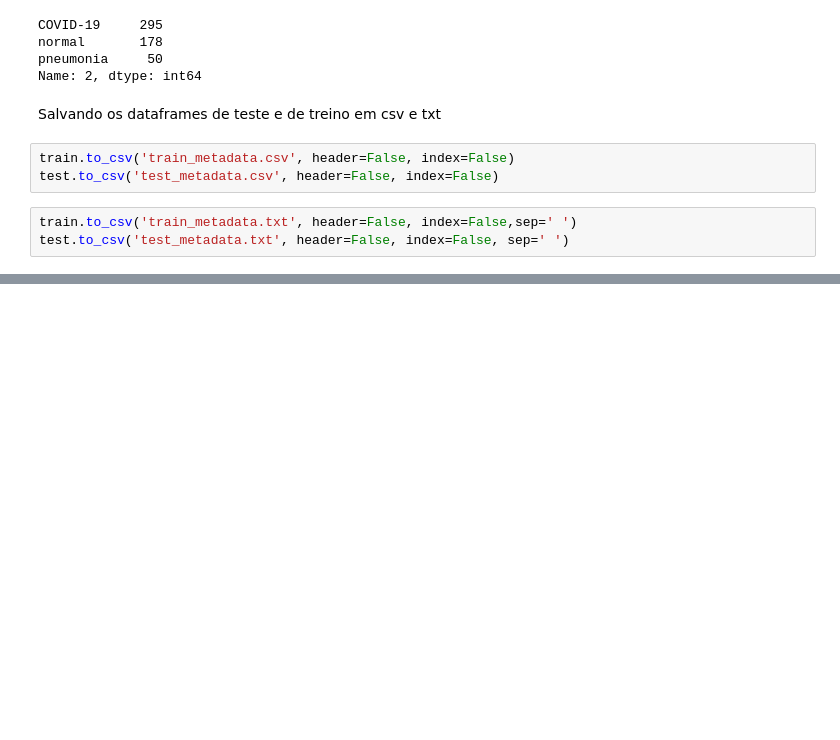
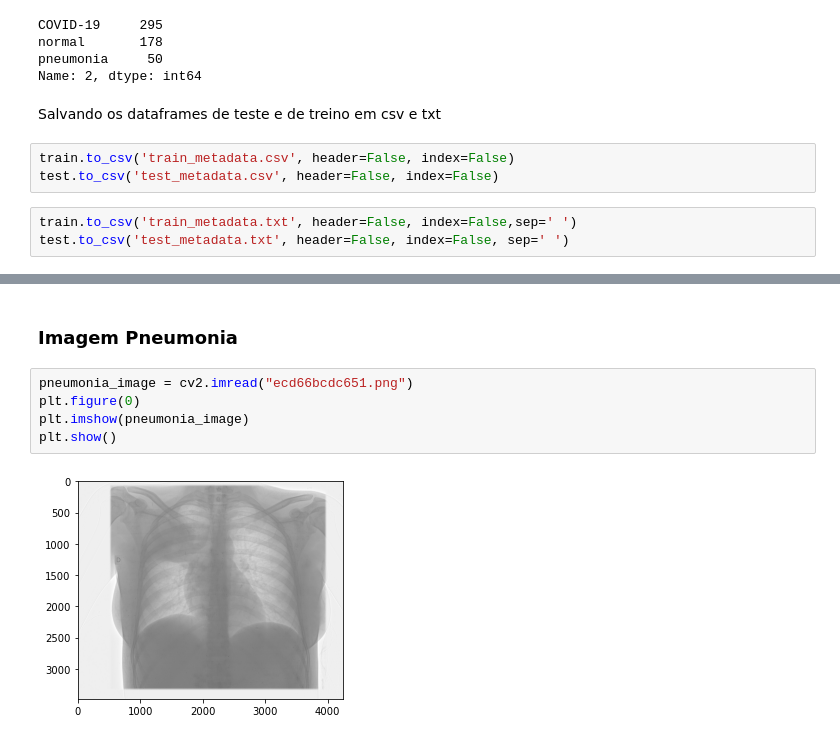
Before and after one commit to tarcisiolf0/covid19_dl_project, a Jupyter notebook: dataset_organization_final_version.ipynb, the cells around one changed output, grey strips where cells are left out. Drawn from its saved outputs; the diff is of its cells as text; blank space fills up the shorter version.

```diff
--- a/dataset_organization_final_version.ipynb
+++ b/dataset_organization_final_version.ipynb
@@ -273,0 +300,9 @@ test.to_csv('test_metadata.txt', header=False, index=False, sep=' ')
+# %% [markdown]
+### Imagem Pneumonia
+# %%
+pneumonia_image = cv2.imread("ecd66bcdc651.png")
+plt.figure(0)
+plt.imshow(pneumonia_image)
+plt.show()
+# %% [output]
+[figure, added]
```
Also changed, not shown: parts of 9 cells of this notebook.
